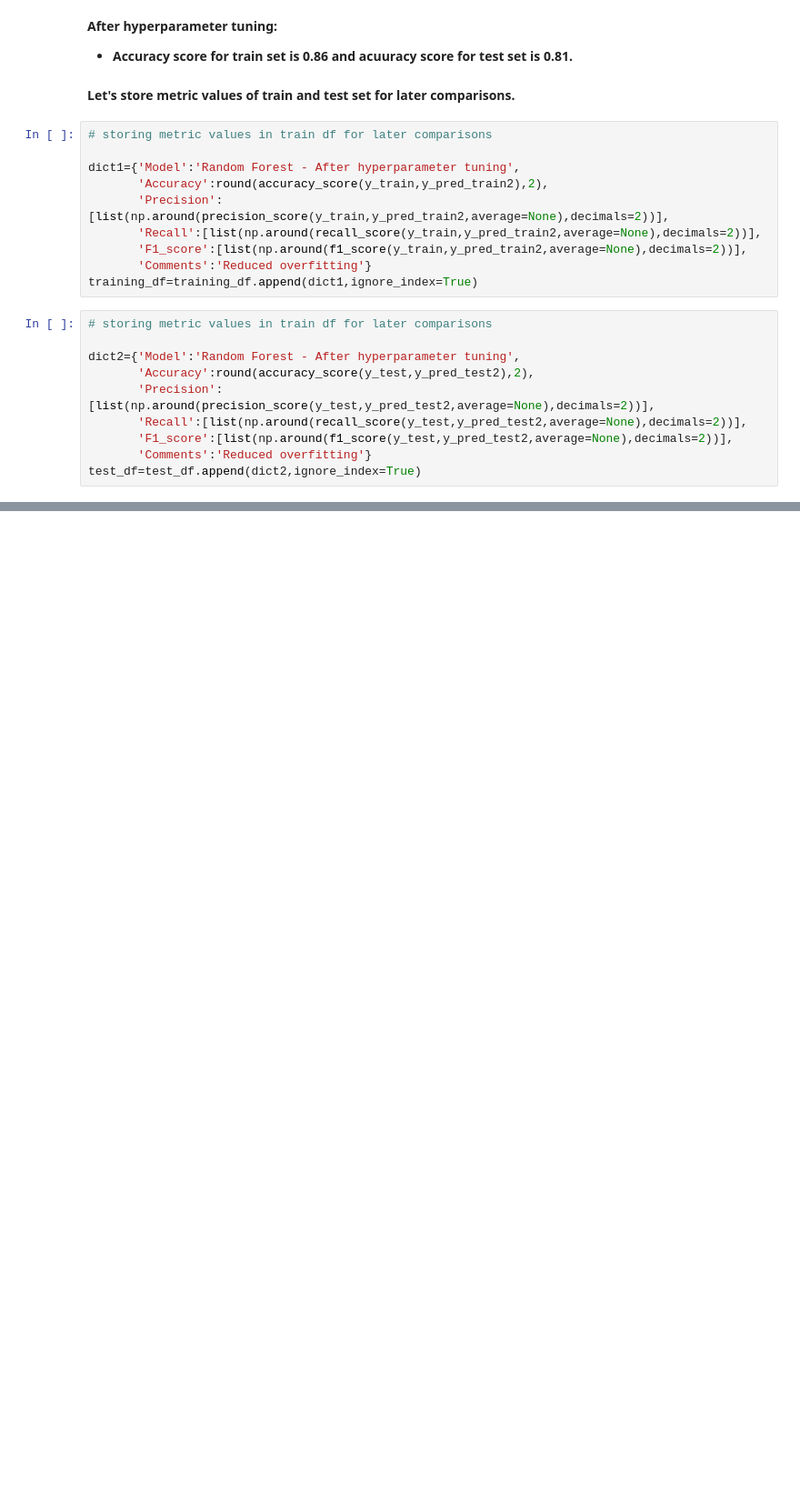
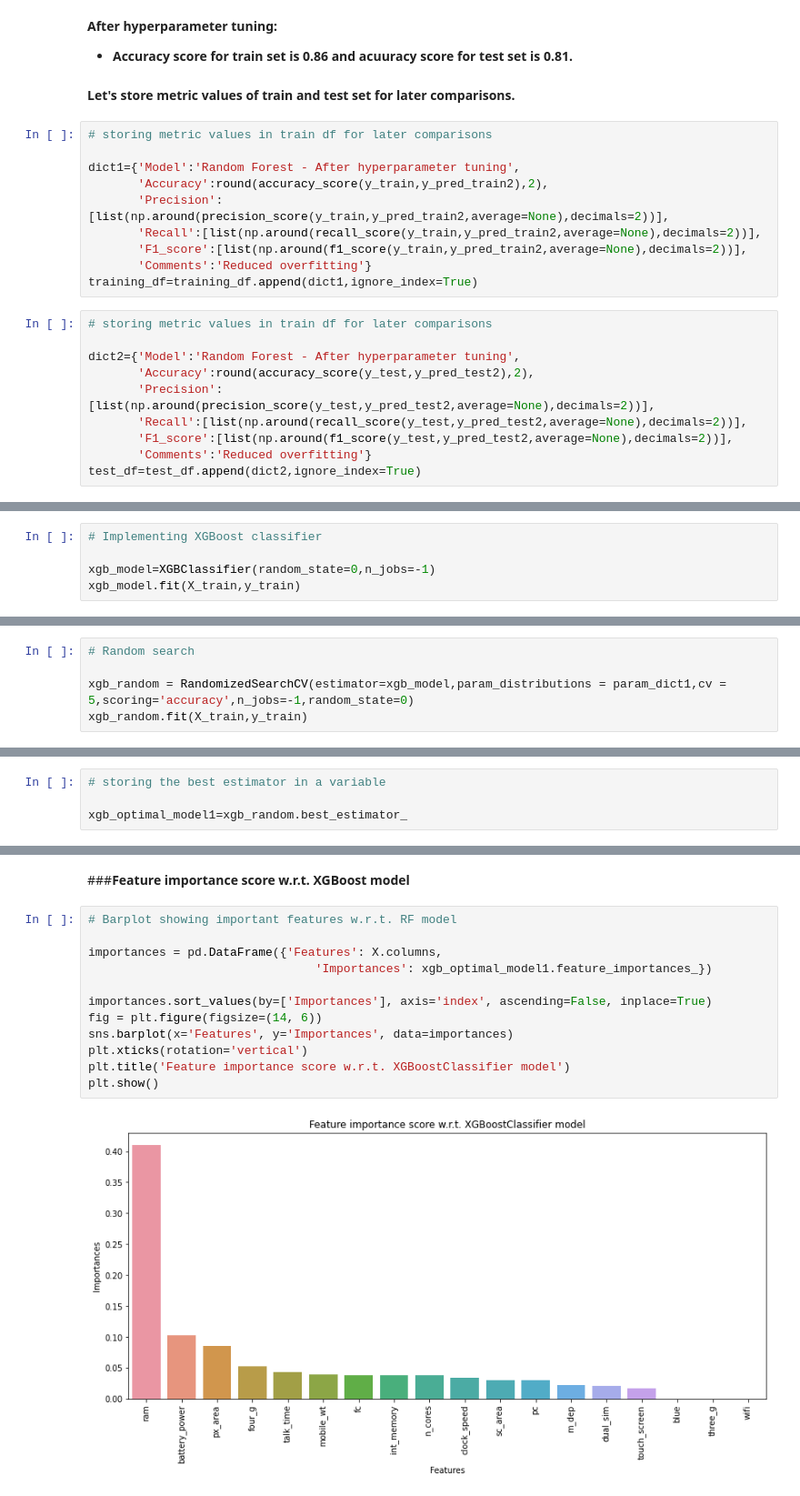
Before and after one commit to PuroshotamSingh/Mobile-Price-Range-Prediction, a Jupyter notebook: Mobile_Price_Range_Prediction_Puroshotam_Singh_Capstone_Project_3.ipynb, the cells around one changed output, grey strips where cells are left out. Shown: that part at 91% size. Drawn from its saved outputs; the diff is of its cells as text; blank space fills up the shorter version.

```diff
--- a/Mobile_Price_Range_Prediction_Puroshotam_Singh_Capstone_Project_3.ipynb
+++ b/Mobile_Price_Range_Prediction_Puroshotam_Singh_Capstone_Project_3.ipynb
@@ -974,0 +1002,5 @@ test_df=test_df.append(dict2,ignore_index=True)
+# %%
+# Implementing XGBoost classifier
+
+xgb_model=XGBClassifier(random_state=0,n_jobs=-1)
+xgb_model.fit(X_train,y_train)
@@ -974,0 +1132,5 @@ test_df=test_df.append(dict2,ignore_index=True)
+# %%
+# Random search
+
+xgb_random = RandomizedSearchCV(estimator=xgb_model,param_distributions = param_dict1,cv = 5,scoring='accuracy',n_jobs=-1,random_state=0)
+xgb_random.fit(X_train,y_train)
@@ -974,0 +1178,4 @@ test_df=test_df.append(dict2,ignore_index=True)
+# %%
+# storing the best estimator in a variable
+
+xgb_optimal_model1=xgb_random.best_estimator_
@@ -974,0 +1271,16 @@ test_df=test_df.append(dict2,ignore_index=True)
+# %% [markdown]
+###**Feature importance score w.r.t. XGBoost model**
+# %%
+# Barplot showing important features w.r.t. RF model
+
+importances = pd.DataFrame({'Features': X.columns,
+                                'Importances': xgb_optimal_model1.feature_importances_})
+
+importances.sort_values(by=['Importances'], axis='index', ascending=False, inplace=True)
+fig = plt.figure(figsize=(14, 6))
+sns.barplot(x='Features', y='Importances', data=importances)
+plt.xticks(rotation='vertical')
+plt.title('Feature importance score w.r.t. XGBoostClassifier model')
+plt.show()
+# %% [output]
+[figure, added]
```
Also changed, not shown: parts of 32 cells of this notebook.
